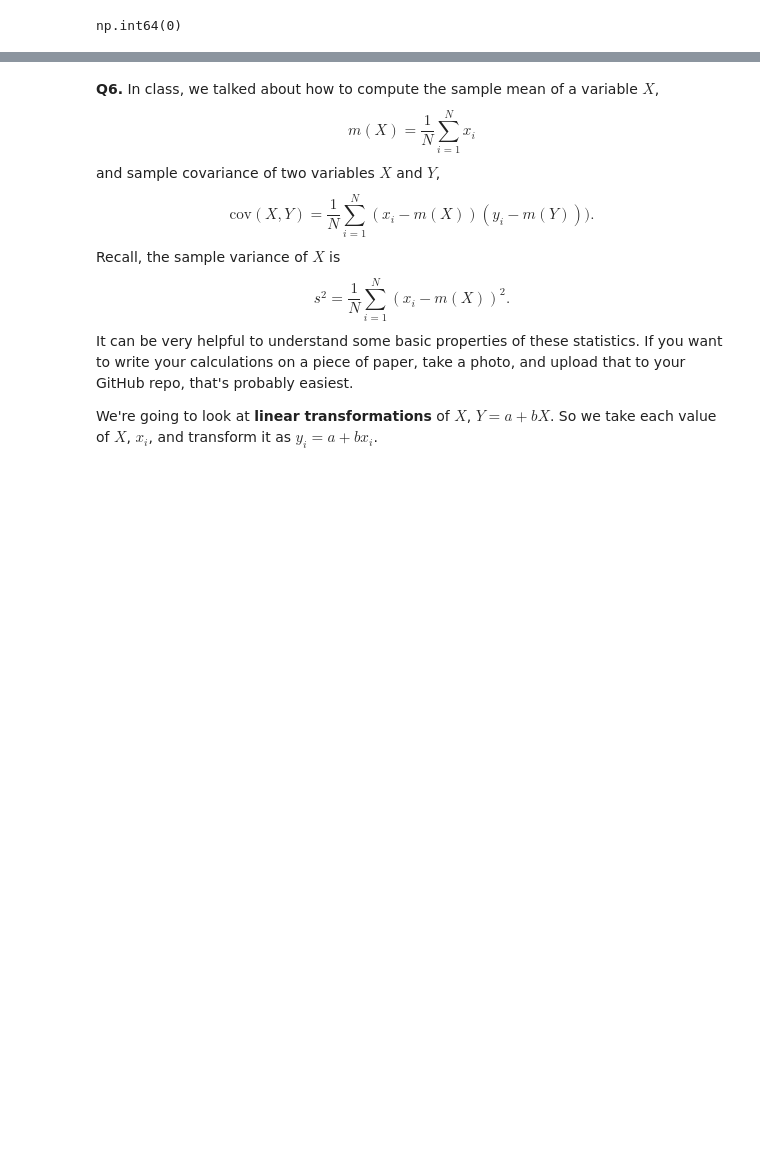
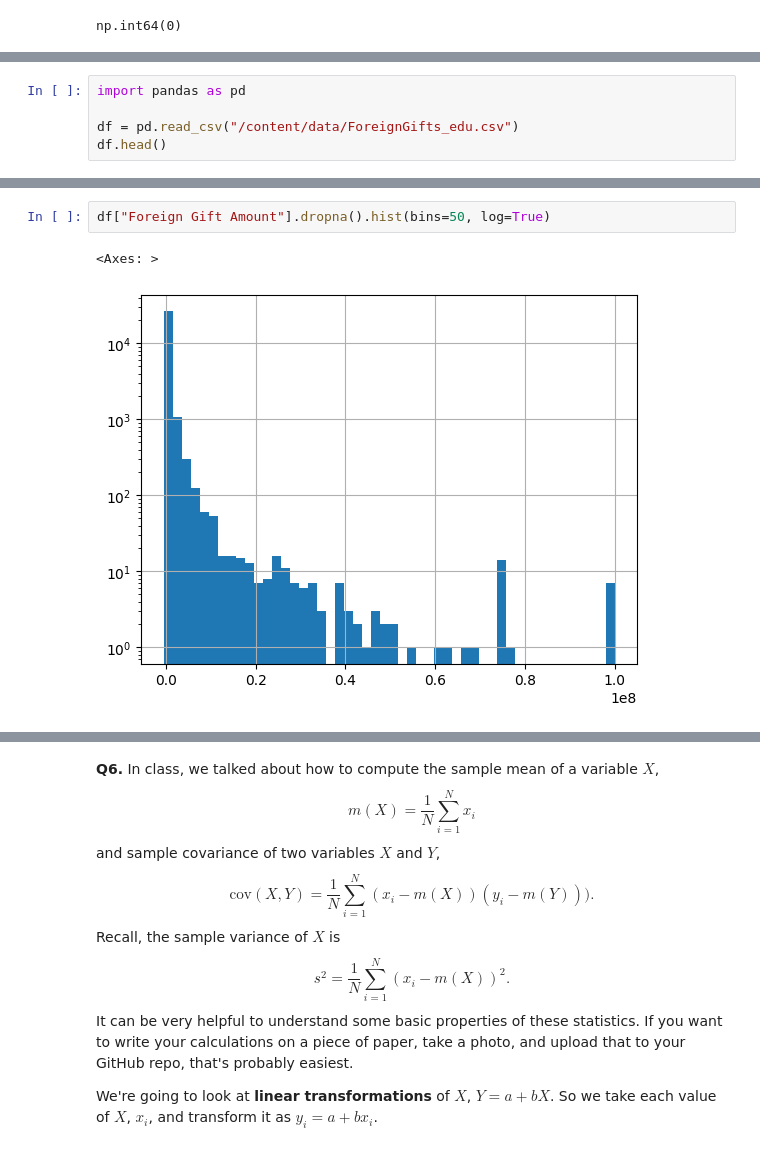
Before and after one commit to ericline1/undergrad_ml_assignments, a Jupyter notebook: 01_assignment_wrangling_and_eda.ipynb, the cells around one changed output, grey strips where cells are left out. Saved outputs shown, nothing was run; the diff lists cells and outputs as text; blank space fills up the shorter version.

```diff
--- a/01_assignment_wrangling_and_eda.ipynb
+++ b/01_assignment_wrangling_and_eda.ipynb
@@ -128,0 +237,5 @@ For this question, `.groupby([vars]).count()` and `.groupby([vars]).sum()` will
+# %%
+import pandas as pd
+
+df = pd.read_csv("/content/data/ForeignGifts_edu.csv")
+df.head()
@@ -128,0 +249,5 @@ For this question, `.groupby([vars]).count()` and `.groupby([vars]).sum()` will
+# %%
+df["Foreign Gift Amount"].dropna().hist(bins=50, log=True)
+# %% [output]
+<Axes: >
+[figure, added]
```
Also changed, not shown: parts of 27 cells of this notebook.
